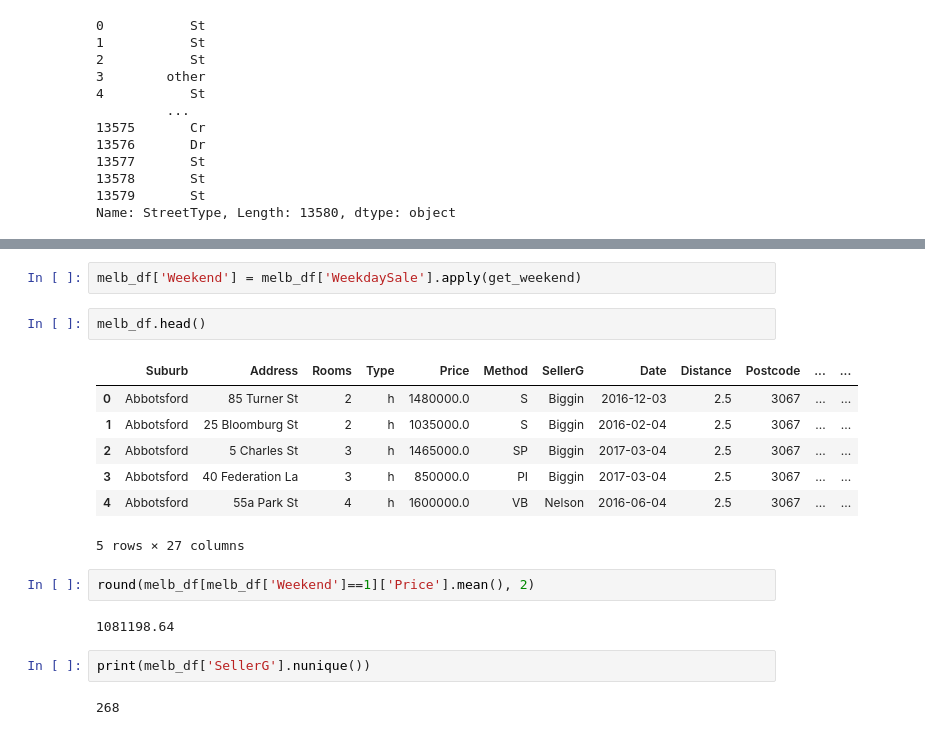
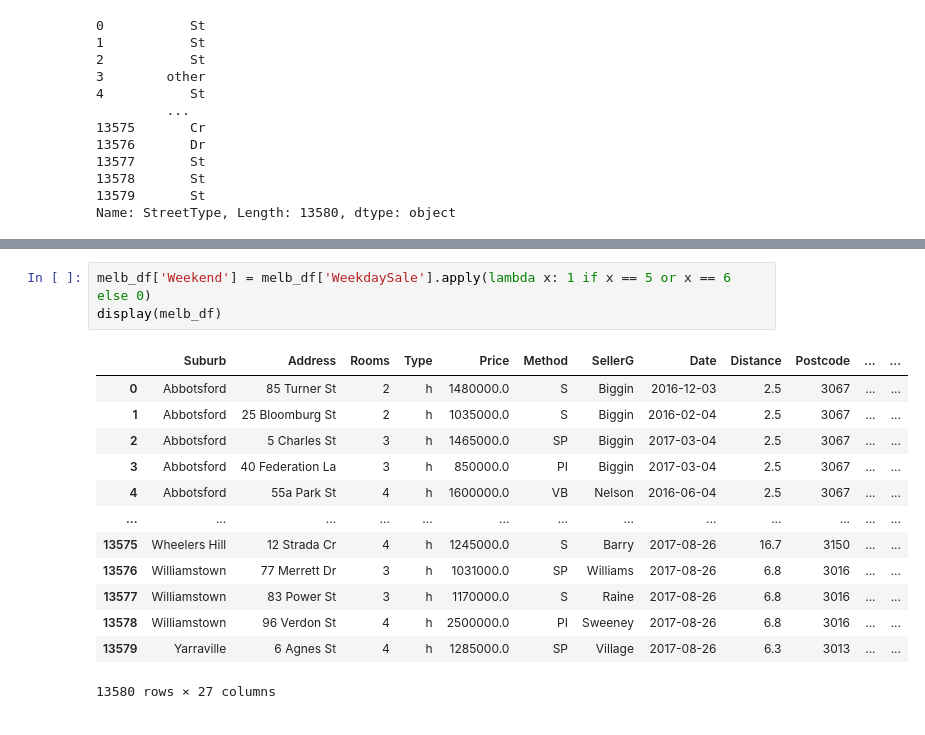
Before and after one commit to Artimir79/sf_datascience, a Jupyter notebook: My_SF_practice/PY-11. Базовые приёмы работы с данными в Pandas/Базовые приёмы работы с данными в Pandas.ipynb, the cells around one changed output, grey strips where cells are left out. Cells and saved outputs as stored; diff of their text form.

```diff
--- a/My_SF_practice/PY-11. Базовые приёмы работы с данными в Pandas/Базовые приёмы работы с данными в Pandas.ipynb
+++ b/My_SF_practice/PY-11. Базовые приёмы работы с данными в Pandas/Базовые приёмы работы с данными в Pandas.ipynb
@@ -331,21 +292,18 @@ def get_weekend(weekday):
-# %%
-melb_df['Weekend'] = melb_df['WeekdaySale'].apply(get_weekend)
-# %%
-melb_df.head()
-# %% [output]
-|  | Suburb | Address | Rooms | Type | Price | Method | SellerG | Date | Distance | Postcode | ... | ... |
-| 0 | Abbotsford | 85 Turner St | 2 | h | 1480000.0 | S | Biggin | 2016-12-03 | 2.5 | 3067 | ... | ... |
-| 1 | Abbotsford | 25 Bloomburg St | 2 | h | 1035000.0 | S | Biggin | 2016-02-04 | 2.5 | 3067 | ... | ... |
-| 2 | Abbotsford | 5 Charles St | 3 | h | 1465000.0 | SP | Biggin | 2017-03-04 | 2.5 | 3067 | ... | ... |
-| 3 | Abbotsford | 40 Federation La | 3 | h | 850000.0 | PI | Biggin | 2017-03-04 | 2.5 | 3067 | ... | ... |
-| 4 | Abbotsford | 55a Park St | 4 | h | 1600000.0 | VB | Nelson | 2016-06-04 | 2.5 | 3067 | ... | ... |
-5 rows × 27 columns
-# %%
-round(melb_df[melb_df['Weekend']==1]['Price'].mean(), 2)
-# %% [output]
-1081198.64
-# %%
-print(melb_df['SellerG'].nunique())
-# %% [output]
-268
+# %%
+melb_df['Weekend'] = melb_df['WeekdaySale'].apply(lambda x: 1 if x == 5 or x == 6  else 0)
+display(melb_df)
+# %% [output]
+|  | Suburb | Address | Rooms | Type | Price | Method | SellerG | Date | Distance | Postcode | ... | ... |
+| 0 | Abbotsford | 85 Turner St | 2 | h | 1480000.0 | S | Biggin | 2016-12-03 | 2.5 | 3067 | ... | ... |
+| 1 | Abbotsford | 25 Bloomburg St | 2 | h | 1035000.0 | S | Biggin | 2016-02-04 | 2.5 | 3067 | ... | ... |
+| 2 | Abbotsford | 5 Charles St | 3 | h | 1465000.0 | SP | Biggin | 2017-03-04 | 2.5 | 3067 | ... | ... |
+| 3 | Abbotsford | 40 Federation La | 3 | h | 850000.0 | PI | Biggin | 2017-03-04 | 2.5 | 3067 | ... | ... |
+| 4 | Abbotsford | 55a Park St | 4 | h | 1600000.0 | VB | Nelson | 2016-06-04 | 2.5 | 3067 | ... | ... |
+| ... | ... | ... | ... | ... | ... | ... | ... | ... | ... | ... | ... | ... |
+| 13575 | Wheelers Hill | 12 Strada Cr | 4 | h | 1245000.0 | S | Barry | 2017-08-26 | 16.7 | 3150 | ... | ... |
+| 13576 | Williamstown | 77 Merrett Dr | 3 | h | 1031000.0 | SP | Williams | 2017-08-26 | 6.8 | 3016 | ... | ... |
+| 13577 | Williamstown | 83 Power St | 3 | h | 1170000.0 | S | Raine | 2017-08-26 | 6.8 | 3016 | ... | ... |
+| 13578 | Williamstown | 96 Verdon St | 4 | h | 2500000.0 | PI | Sweeney | 2017-08-26 | 6.8 | 3016 | ... | ... |
+| 13579 | Yarraville | 6 Agnes St | 4 | h | 1285000.0 | SP | Village | 2017-08-26 | 6.3 | 3013 | ... | ... |
+13580 rows × 27 columns
 # %%
```
Also changed, not shown: parts of 13 cells of this notebook, 1 other file.
